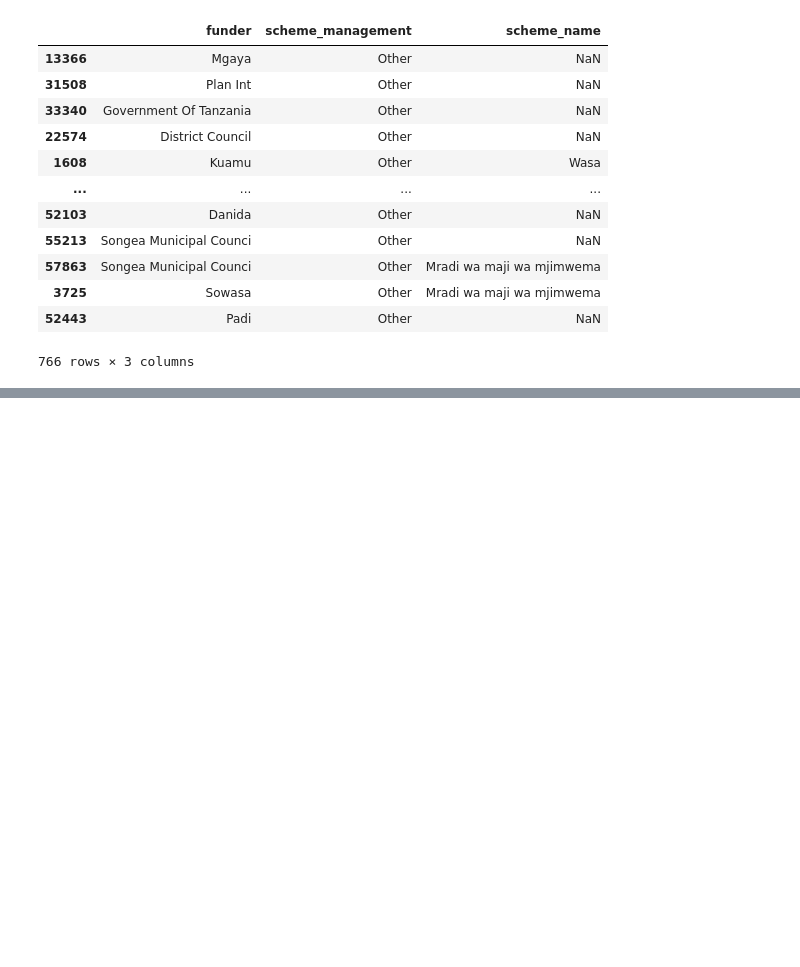
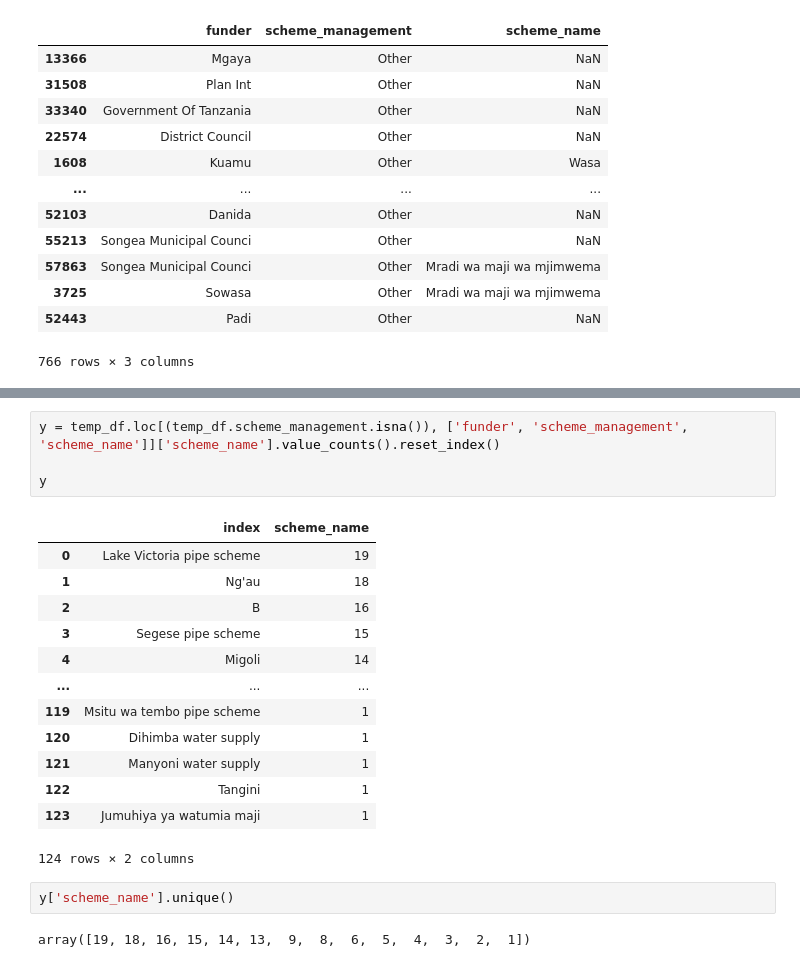
Before and after one commit to sansha94/WaterDataMining, a Jupyter notebook: Pump it Up - Data Cleaning.ipynb, the cells around one changed output, grey strips where cells are left out. Drawn from its saved outputs; the diff is of its cells as text; blank space fills up the shorter version.

Commit message:
Started imputing scheme_management

```diff
--- a/Pump it Up - Data Cleaning.ipynb
+++ b/Pump it Up - Data Cleaning.ipynb
@@ -610,0 +626,22 @@ temp_df.loc[(temp_df.scheme_management == 'Other'), ['funder', 'scheme_managemen
+# %%
+y = temp_df.loc[(temp_df.scheme_management.isna()), ['funder', 'scheme_management', 'scheme_name']]['scheme_name'].value_counts().reset_index()
+
+y
+# %% [output]
+|  | index | scheme_name |
+| 0 | Lake Victoria pipe scheme | 19 |
+| 1 | Ng'au | 18 |
+| 2 | B | 16 |
+| 3 | Segese pipe scheme | 15 |
+| 4 | Migoli | 14 |
+| ... | ... | ... |
+| 119 | Msitu wa tembo pipe scheme | 1 |
+| 120 | Dihimba water supply | 1 |
+| 121 | Manyoni water supply | 1 |
+| 122 | Tangini | 1 |
+| 123 | Jumuhiya ya watumia maji | 1 |
+124 rows × 2 columns
+# %%
+y['scheme_name'].unique()
+# %% [output]
+array([19, 18, 16, 15, 14, 13,  9,  8,  6,  5,  4,  3,  2,  1])
```
Also changed, not shown: parts of 6 cells of this notebook.
